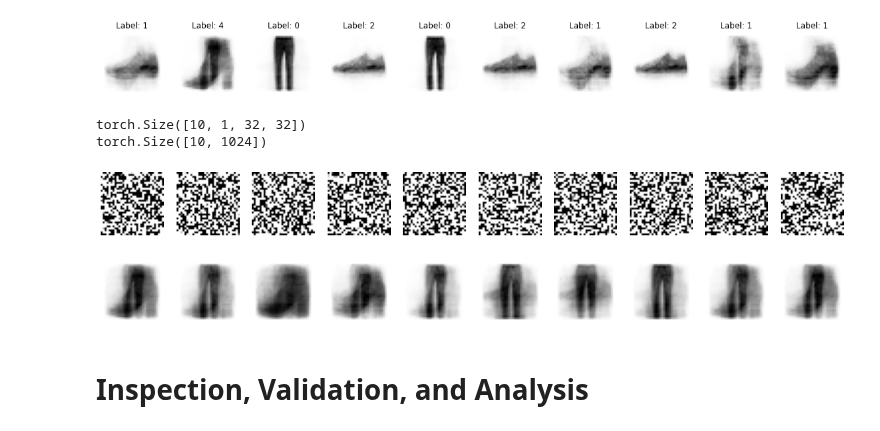
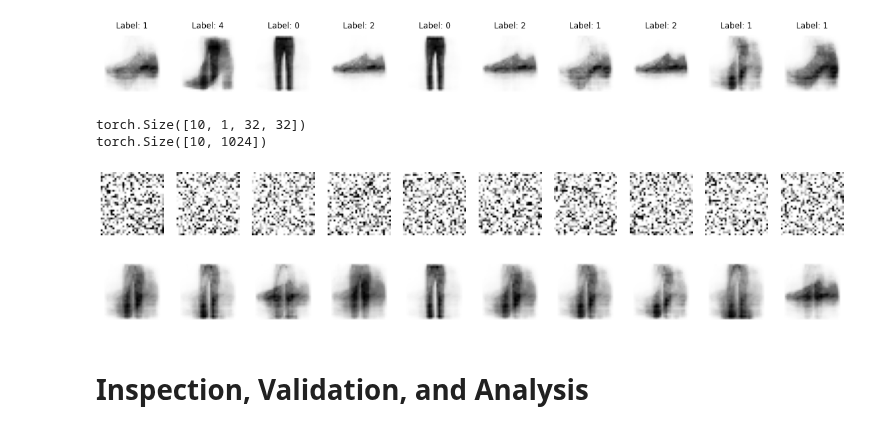
Before and after one commit to mandjevant/tue-deeplearning, a Jupyter notebook: assignments/assignment_4/a4.0_skeleton_final_peter.ipynb, the cells around one changed output. Cells and saved outputs as stored; diff of their text form; code cells hidden in the pictures.

Commit message:
multiply by std. dev, not variance

```diff
--- a/assignments/assignment_4/a4.0_skeleton_final_peter.ipynb
+++ b/assignments/assignment_4/a4.0_skeleton_final_peter.ipynb
@@ -409,35 +409,35 @@ torch.Size([10, 1024])
 # %%
 # What if we ask it to encode random images?
 class RandomDataset(Dataset):
     def __init__(self, len, transform=None):
         self.transform = transform
         self.len = len
 
     def __len__(self):
         return self.len
 
     def __getitem__(self, idx):
-        # Create a random 32x32 image, the variance of 2000 and mean of 26 were manually sampled from some unlabeled images
-        data = torch.clamp(torch.randn((1, 32, 32)) * 2000 + 26, min=0, max=255).to(torch.uint8).numpy()
+        # Create a random 32x32 image, the std. dev and mean were manually guestimated from some unlabeled images
+        data = torch.clamp(torch.randn((1, 32, 32)) * 150 + 26, min=0, max=255).to(torch.uint8).numpy()
         if self.transform:
             return self.transform(data).permute((1, 2, 0))
         return data
 
 random_ds = RandomDataset(len(repr_ds1), transform=transform)
 
 for x in DataLoader(random_ds, batch_size=batch_size, shuffle=True):
     with torch.no_grad():
         x_reconstr, _, _, _ = vae(x)
         print(x.shape)
         print(x_reconstr.shape)
         show_images(x)
         show_images(x_reconstr)
         break
 # %% [output]
 torch.Size([10, 1, 32, 32])
 torch.Size([10, 1024])
-[figure, old version]
+[figure, new version]
-[figure, old version]
+[figure, new version]
 # %% [markdown]
 # Inspection, Validation, and Analysis
 # %%
```
Also changed, not shown: parts of 1 cell of this notebook.
